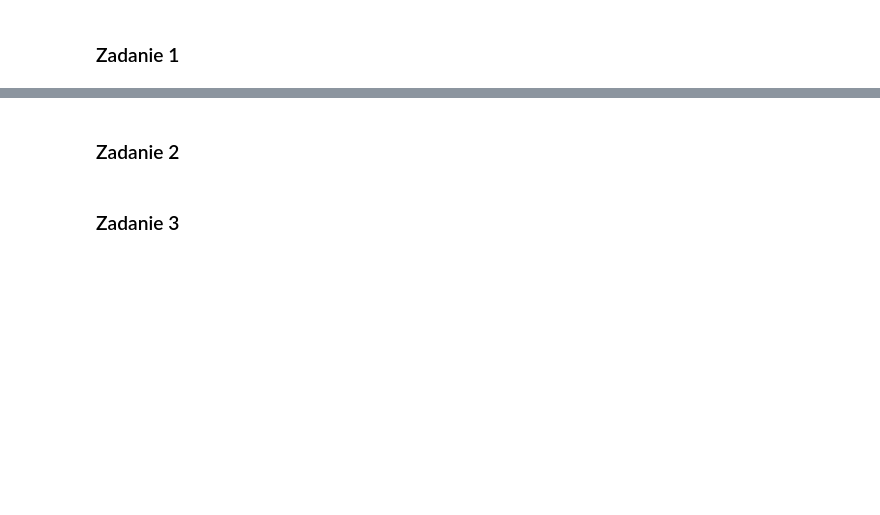
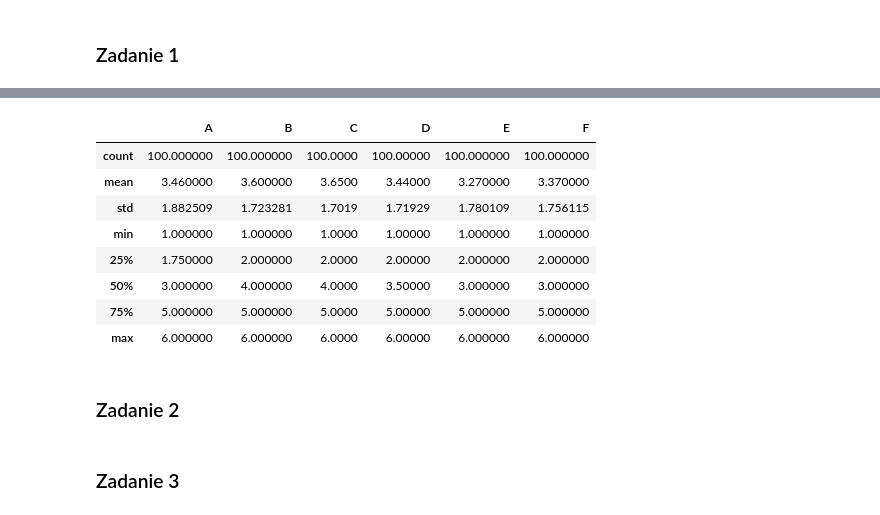
Before and after one commit to mateusz-sliwinski/BiS, a Jupyter notebook: statystyka/zad2.ipynb, the cells around one changed output, grey strips where cells are left out. Saved outputs shown, nothing was run; the diff lists cells and outputs as text; code cells hidden in the pictures; blank space fills up the shorter version.

```diff
--- a/statystyka/zad2.ipynb
+++ b/statystyka/zad2.ipynb
@@ -25,3 +25,15 @@ df
+# %%
+df.describe()
+# %% [output]
+|  | A | B | C | D | E | F |
+| count | 100.000000 | 100.000000 | 100.0000 | 100.00000 | 100.000000 | 100.000000 |
+| mean | 3.460000 | 3.600000 | 3.6500 | 3.44000 | 3.270000 | 3.370000 |
+| std | 1.882509 | 1.723281 | 1.7019 | 1.71929 | 1.780109 | 1.756115 |
+| min | 1.000000 | 1.000000 | 1.0000 | 1.00000 | 1.000000 | 1.000000 |
+| 25% | 1.750000 | 2.000000 | 2.0000 | 2.00000 | 2.000000 | 2.000000 |
+| 50% | 3.000000 | 4.000000 | 4.0000 | 3.50000 | 3.000000 | 3.000000 |
+| 75% | 5.000000 | 5.000000 | 5.0000 | 5.00000 | 5.000000 | 5.000000 |
+| max | 6.000000 | 6.000000 | 6.0000 | 6.00000 | 6.000000 | 6.000000 |
 # %% [markdown]
 ### Zadanie 2
 # %%
```
Also changed, not shown: parts of 9 cells of this notebook.
